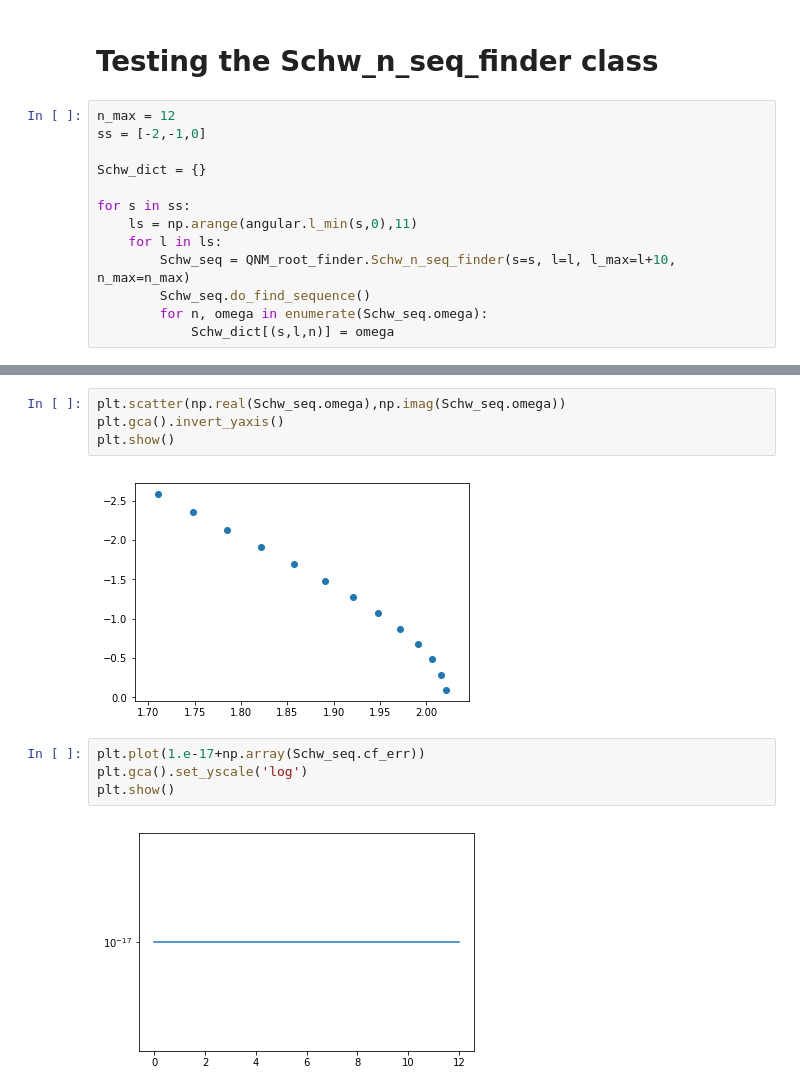
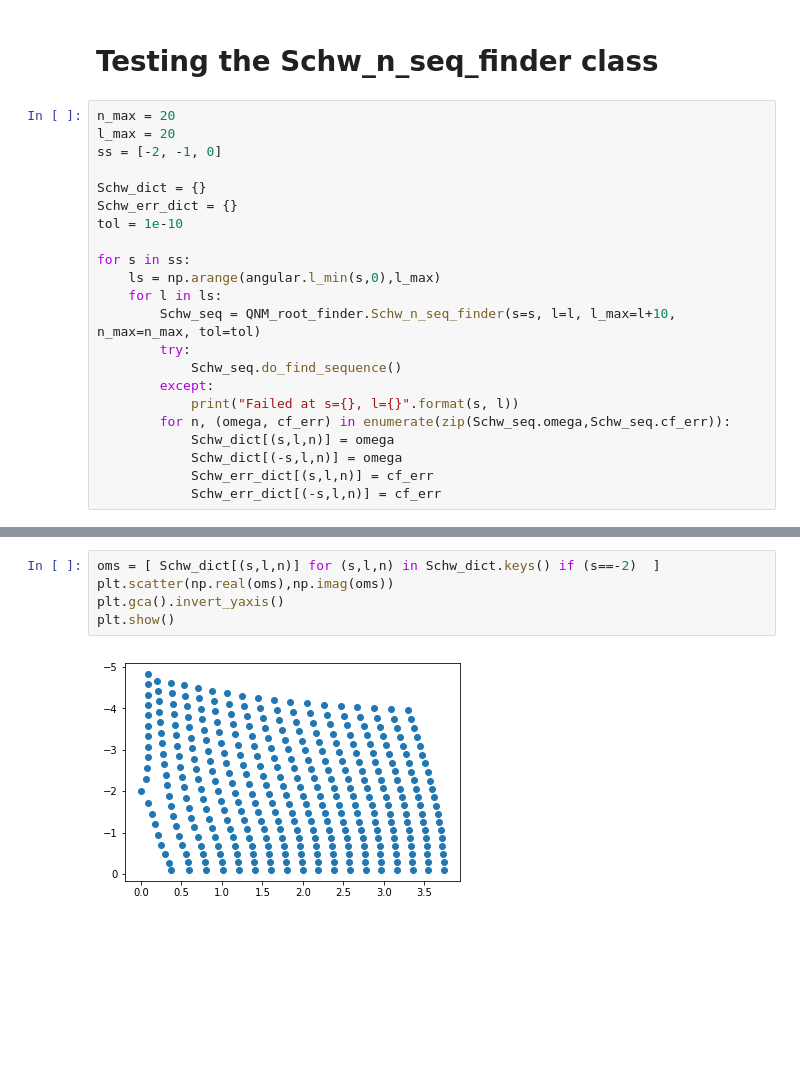
Before and after one commit to duetosymmetry/qnm, a Jupyter notebook: Experiment.ipynb, the cells around one changed output, grey strips where cells are left out. Cells and saved outputs as stored; diff of their text form; blank space fills up the shorter version.

```diff
--- a/Experiment.ipynb
+++ b/Experiment.ipynb
@@ -266,18 +266,27 @@ reload(angular)
 # %% [markdown]
 # Testing the Schw_n_seq_finder class
 # %%
-n_max = 12
-ss = [-2,-1,0]
+n_max = 20
+l_max = 20
+ss = [-2, -1, 0]
 
 Schw_dict = {}
+Schw_err_dict = {}
+tol = 1e-10
 
 for s in ss:
-    ls = np.arange(angular.l_min(s,0),11)
+    ls = np.arange(angular.l_min(s,0),l_max)
     for l in ls:
-        Schw_seq = QNM_root_finder.Schw_n_seq_finder(s=s, l=l, l_max=l+10, n_max=n_max)
-        Schw_seq.do_find_sequence()
-        for n, omega in enumerate(Schw_seq.omega):
+        Schw_seq = QNM_root_finder.Schw_n_seq_finder(s=s, l=l, l_max=l+10, n_max=n_max, tol=tol)
+        try:
+            Schw_seq.do_find_sequence()
+        except:
+            print("Failed at s={}, l={}".format(s, l))
+        for n, (omega, cf_err) in enumerate(zip(Schw_seq.omega,Schw_seq.cf_err)):
             Schw_dict[(s,l,n)] = omega
+            Schw_dict[(-s,l,n)] = omega
+            Schw_err_dict[(s,l,n)] = cf_err
+            Schw_err_dict[(-s,l,n)] = cf_err
 # %% [output]
 WARNING:root:Nr=5000 has hit Nr_max
 WARNING:root:Nr=5000 has hit Nr_max
@@ -306,12 +329,7 @@ Schw_dict
 # %%
-plt.scatter(np.real(Schw_seq.omega),np.imag(Schw_seq.omega))
+oms = [ Schw_dict[(s,l,n)] for (s,l,n) in Schw_dict.keys() if (s==-2)  ]
+plt.scatter(np.real(oms),np.imag(oms))
 plt.gca().invert_yaxis()
 plt.show()
 # %% [output]
-[figure, old version]
+[figure, new version]
-# %%
-plt.plot(1.e-17+np.array(Schw_seq.cf_err))
-plt.gca().set_yscale('log')
-plt.show()
-# %% [output]
-[figure, removed]
```
Also changed, not shown: parts of 5 cells of this notebook, 2 other files.
